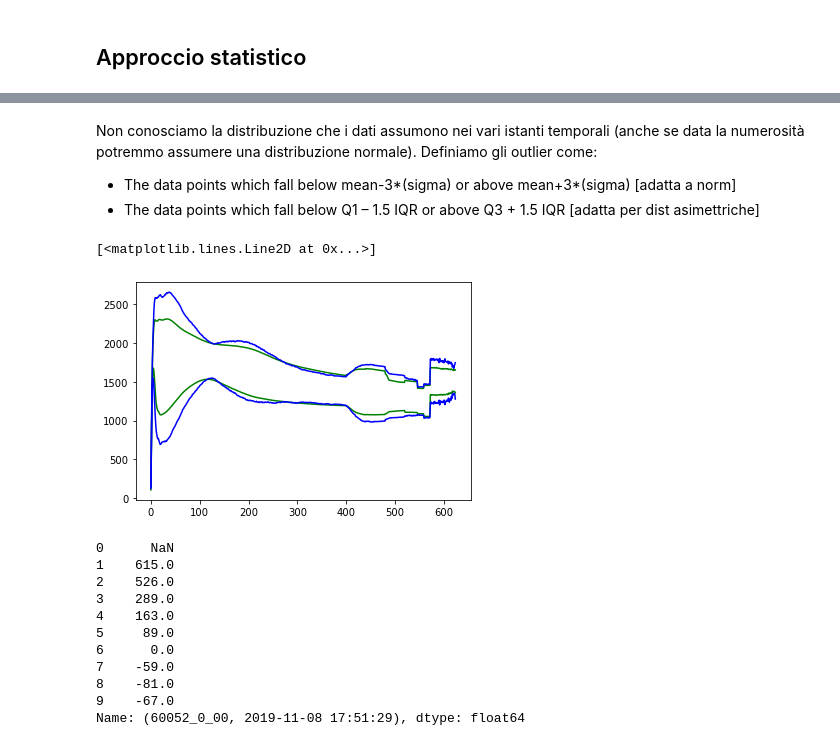
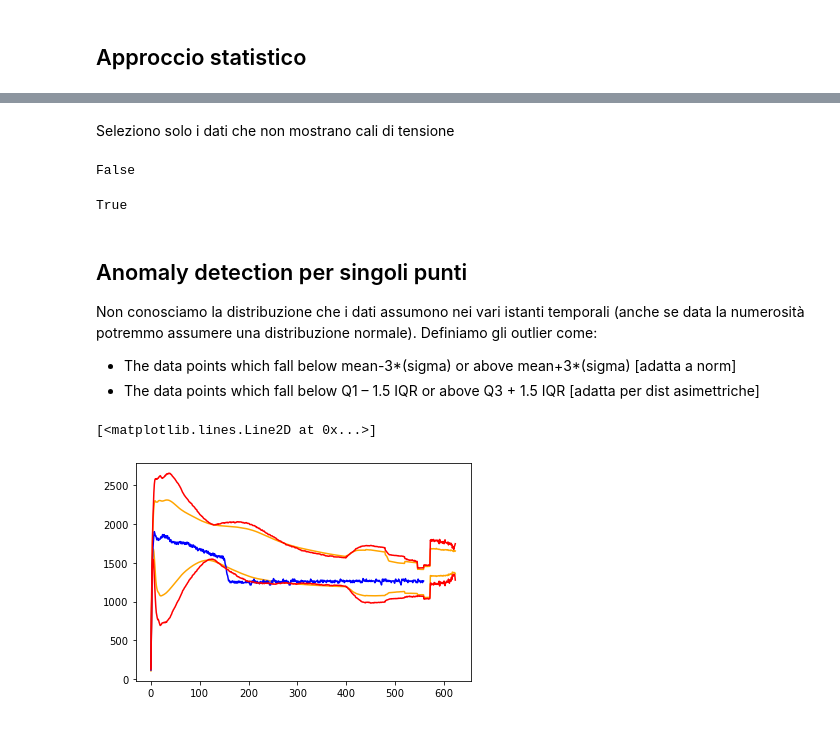
Before and after one commit to DavideMobilia/Anomaly-Detection, a Jupyter notebook: Scripts/provvisorio.ipynb, the cells around one changed output, grey strips where cells are left out. Drawn from its saved outputs; the diff is of its cells as text; code cells hidden in the pictures.

Commit message:
added limits

```diff
--- a/Scripts/provvisorio.ipynb
+++ b/Scripts/provvisorio.ipynb
@@ -99,0 +94,2 @@ exploded_voltage.head()
+# %% [markdown]
+Seleziono solo i dati che non mostrano cali di tensione
@@ -100,4 +107,15 @@ exploded_voltage.head()
+# %%
+#abbiamo valori superiori al limite?
+any(voltage_lag5.iloc[20]>upper_lag)
+# %% [output]
+False
+# %%
+#abbiamo valori inferiori al limite?
+any(voltage_lag5.iloc[20]<lower_lag)
+# %% [output]
+True
 # %% [markdown]
+## Anomaly detection per singoli punti
 Non conosciamo la distribuzione che i dati assumono nei vari istanti temporali (anche se data la numerosità potremmo assumere una distribuzione normale). Definiamo gli outlier come:
 -   The data points which fall below mean-3*(sigma) or above mean+3*(sigma) [adatta a norm]
 -   The data points which fall below Q1 – 1.5 IQR or above Q3 + 1.5 IQR [adatta per dist asimettriche]
@@ -110,26 +128,12 @@ lower_limit=exploded_voltage.apply(lambda x : x.mean()-2*x.std(),axis=0)
 upper_limit2=exploded_voltage.apply(lambda x : x.quantile(0.75)+1.5*(x.quantile(0.75)-x.quantile(0.25)),axis=0)
 lower_limit2=exploded_voltage.apply(lambda x : x.quantile(0.25)-1.5*(x.quantile(0.75)-x.quantile(0.25)),axis=0)
 # %%
-#plottiamo i limiti per vedere come si comportano (in blu limiti con la std, in verde con i percentili)
-plot(upper_limit,"green")
-plot(lower_limit,"green")
-
-plot(upper_limit2,"blue")
-plot(lower_limit2,"blue")
+#plottiamo i limiti per vedere come si comportano (in arancio limiti con la std, in rosso con i percentili)
+plot(upper_limit,"orange")
+plot(lower_limit,"orange")
+plot(exploded_voltage.iloc[590],"blue")
+plot(upper_limit2,"red")
+plot(lower_limit2,"red")
 # %% [output]
 [<matplotlib.lines.Line2D at 0x...>]
-[figure, old version]
+[figure, new version]
-# %%
-voltage_lag.iloc[10].head(10)
-# %% [output]
-0      NaN
-1    615.0
-2    526.0
-3    289.0
-4    163.0
-5     89.0
-6      0.0
-7    -59.0
-8    -81.0
-9    -67.0
-Name: (60052_0_00, 2019-11-08 17:51:29), dtype: float64
```
Also changed, not shown: parts of 22 cells of this notebook.
